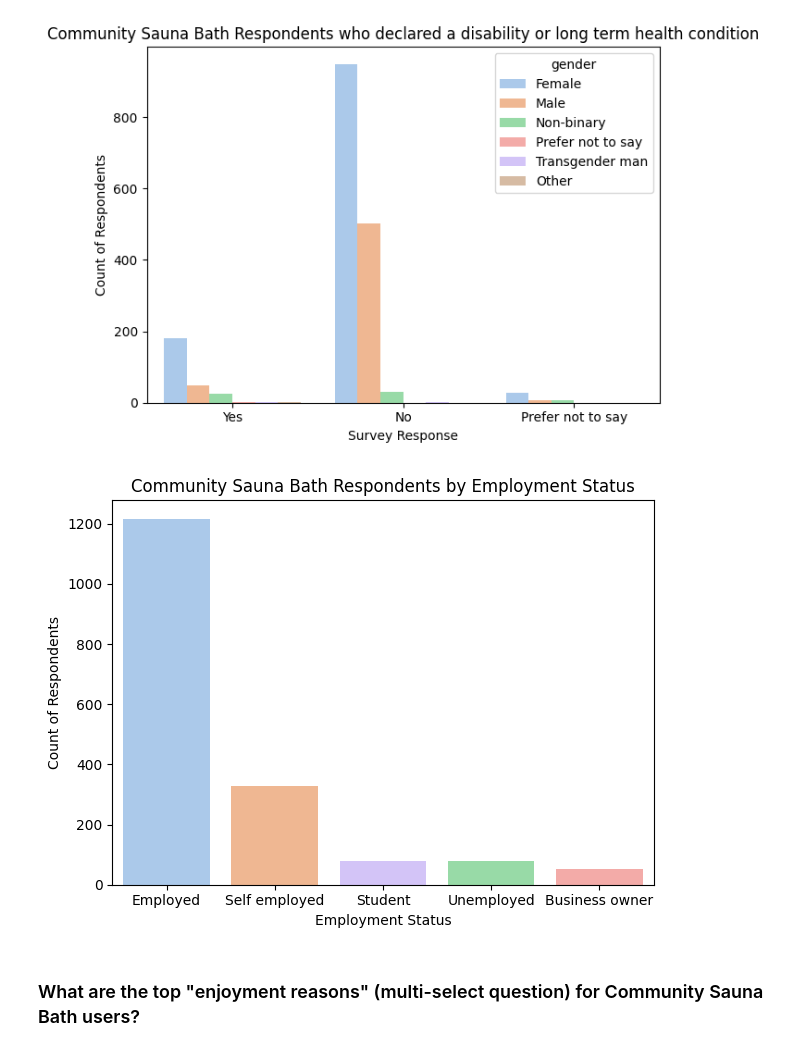
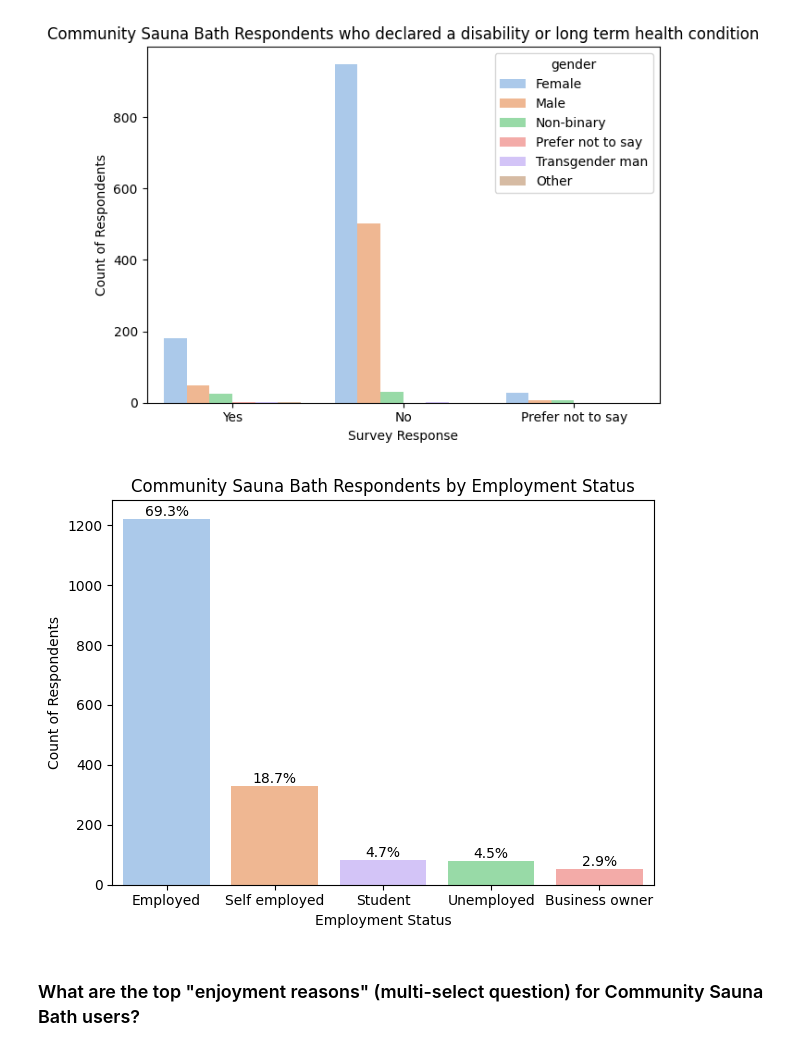
Before and after one commit to RachaelJadeMcGrath/Capstone, a Jupyter notebook: capstone_analysis.ipynb, the cells around one changed output. Drawn from its saved outputs; the diff is of its cells as text; code cells hidden in the pictures.

```diff
--- a/capstone_analysis.ipynb
+++ b/capstone_analysis.ipynb
@@ -381,21 +434,30 @@ plt.tight_layout()
 # %%
 # visualing respondents by top 5 employment statuses by count
 top5_status = df['employment_status'].value_counts().head(5).index
 sns.countplot(
     data=df[df['employment_status'].isin(top5_status)],
     x="employment_status",
     hue="employment_status",
     palette='pastel',
     legend=False,
     order=top5_status
 )
 plt.title('Community Sauna Bath Respondents by Employment Status')
 plt.xlabel('Employment Status')
 plt.ylabel('Count of Respondents')
 plt.xticks(rotation=0)
 plt.tight_layout()
+
+# Add percentage labels to each bar
+total = df[df['employment_status'].isin(top5_status)].shape[0]
+for p in plt.gca().patches:
+    count = int(p.get_height())
+    percent = 100 * count / total
+    plt.gca().annotate(f'{percent:.1f}%',
+                       (p.get_x() + p.get_width() / 2, p.get_height()),
+                       ha='center', va='bottom', fontsize=10)
 # %% [output]
-[figure, old version]
+[figure, new version]
 # %% [markdown]
 ### What are the top "enjoyment reasons" (multi-select question) for Community Sauna Bath users?
 # %%
```
Also changed, not shown: parts of 26 cells of this notebook, 4 other files.
